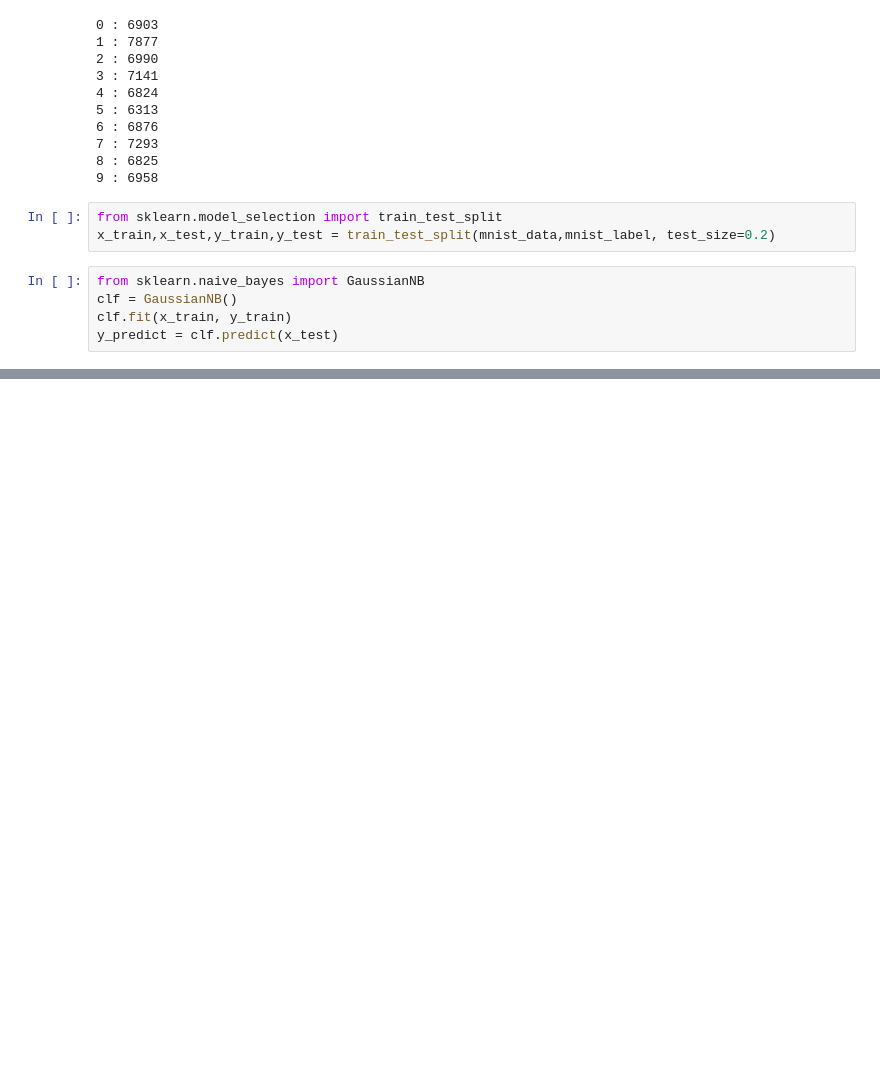
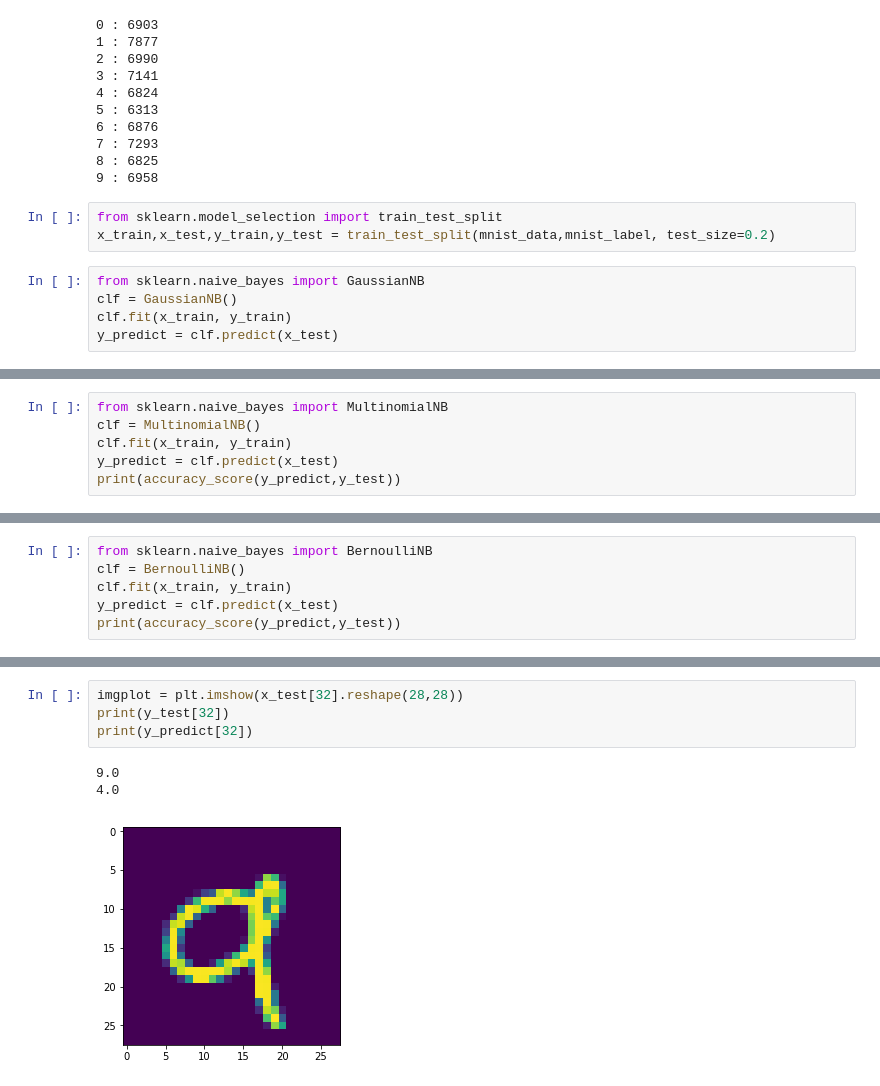
Before and after one commit to SamMatt87/Data-science-sample-projects, a Jupyter notebook: number recognition/Untitled.ipynb, the cells around one changed output, grey strips where cells are left out. Saved outputs shown, nothing was run; the diff lists cells and outputs as text; blank space fills up the shorter version.

Commit message:
SVM, Naive Bayes and KNN

```diff
--- a/number recognition/Untitled.ipynb
+++ b/number recognition/Untitled.ipynb
@@ -63,0 +62,6 @@ from sklearn.metrics import accuracy_
+# %%
+from sklearn.naive_bayes import MultinomialNB
+clf = MultinomialNB()
+clf.fit(x_train, y_train)
+y_predict = clf.predict(x_test)
+print(accuracy_score(y_predict,y_test))
@@ -63,0 +70,6 @@ from sklearn.metrics import accuracy_
+# %%
+from sklearn.naive_bayes import BernoulliNB
+clf = BernoulliNB()
+clf.fit(x_train, y_train)
+y_predict = clf.predict(x_test)
+print(accuracy_score(y_predict,y_test))
@@ -63,0 +100,8 @@ from sklearn.metrics import accuracy_
+# %%
+imgplot = plt.imshow(x_test[32].reshape(28,28))
+print(y_test[32])
+print(y_predict[32])
+# %% [output]
+9.0
+4.0
+[figure, added]
```
Also changed, not shown: parts of 6 cells of this notebook, 4 other files.
